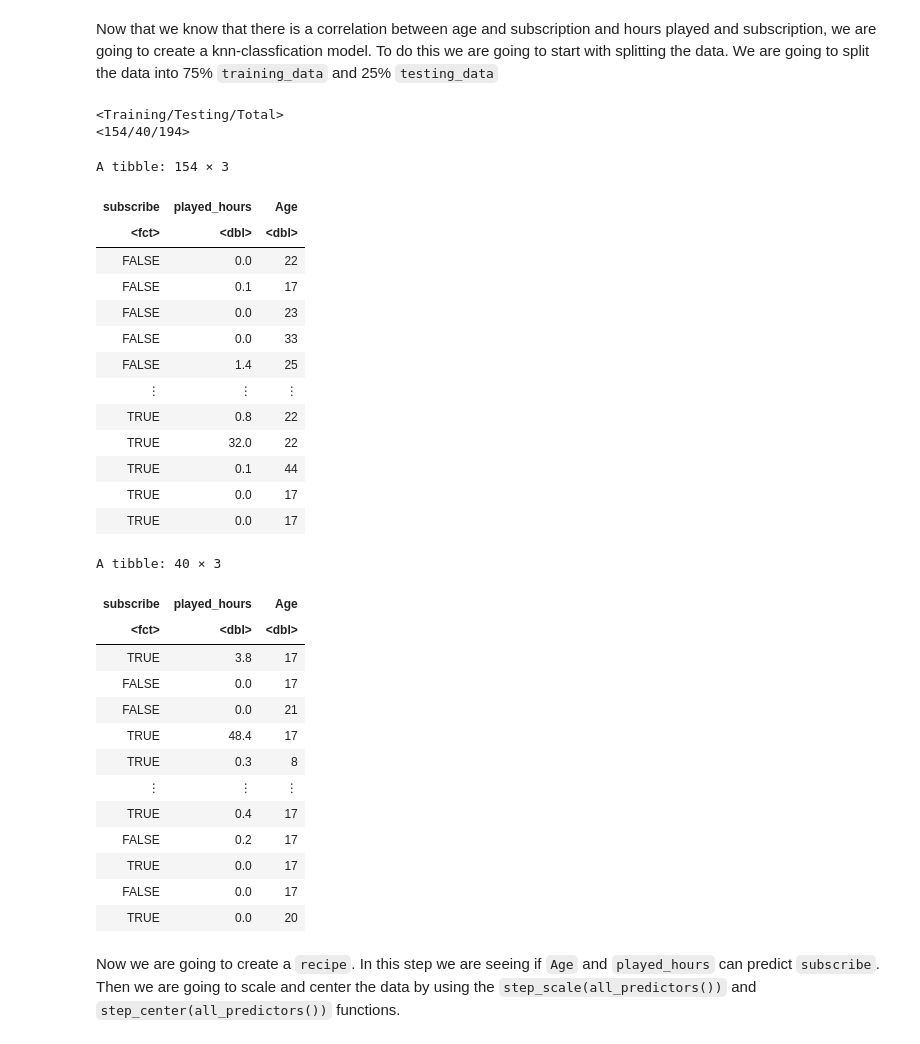
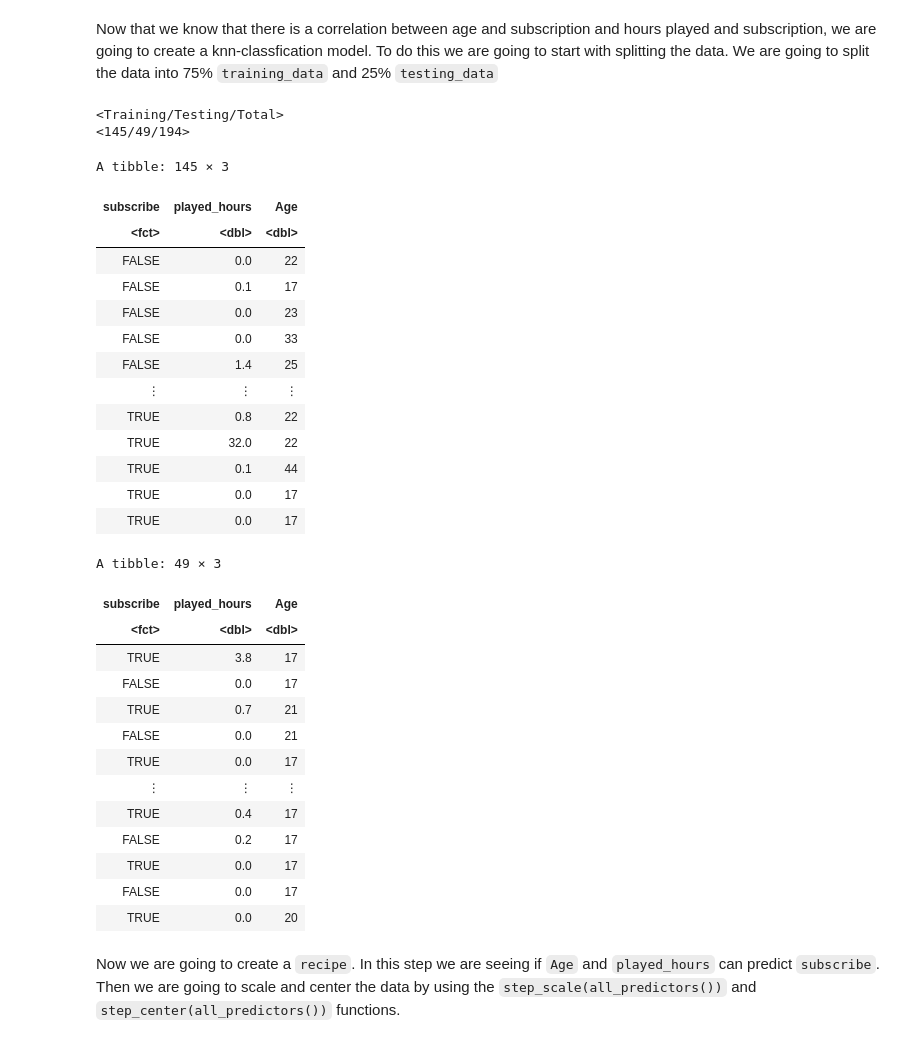
Before and after one commit to haileynelson05/dsci-minecraft-project, a Jupyter notebook: Minecraftproject.ipynb, the cells around one changed output. Drawn from its saved outputs; the diff is of its cells as text; code cells hidden in the pictures.

```diff
--- a/Minecraftproject.ipynb
+++ b/Minecraftproject.ipynb
@@ -124,37 +124,37 @@ Figure 2 shows the distribution of hours played, seperated by subscription statu
 Now that we know that there is a correlation between age and subscription and hours played and subscription, we are going to create a knn-classfication model. To do this we are going to start with splitting the data. We are going to split the data into 75% `training_data` and 25% `testing_data`
 # %%
 set.seed(123)
-data_split<-initial_split(players, prop = 0.8, strata = subscribe)
+data_split<-initial_split(players, prop = 0.75, strata = subscribe)
 data_split
 training_data<-training(data_split)
 training_data
 testing_data<-testing(data_split)
 testing_data
 # %% [output]
 <Training/Testing/Total>
-<154/40/194>
+<145/49/194>
-A tibble: 154 × 3
+A tibble: 145 × 3
 | subscribe | played_hours | Age |
 | <fct> | <dbl> | <dbl> |
 | FALSE | 0.0 | 22 |
 | FALSE | 0.1 | 17 |
 | FALSE | 0.0 | 23 |
 | FALSE | 0.0 | 33 |
 | FALSE | 1.4 | 25 |
 | ⋮ | ⋮ | ⋮ |
 | TRUE | 0.8 | 22 |
 | TRUE | 32.0 | 22 |
 | TRUE | 0.1 | 44 |
 | TRUE | 0.0 | 17 |
 | TRUE | 0.0 | 17 |
-A tibble: 40 × 3
+A tibble: 49 × 3
 | subscribe | played_hours | Age |
 | <fct> | <dbl> | <dbl> |
 | TRUE | 3.8 | 17 |
 | FALSE | 0.0 | 17 |
+| TRUE | 0.7 | 21 |
 | FALSE | 0.0 | 21 |
-| TRUE | 48.4 | 17 |
-| TRUE | 0.3 | 8 |
+| TRUE | 0.0 | 17 |
 | ⋮ | ⋮ | ⋮ |
 | TRUE | 0.4 | 17 |
 | FALSE | 0.2 | 17 |
```
Also changed, not shown: parts of 14 cells of this notebook.
